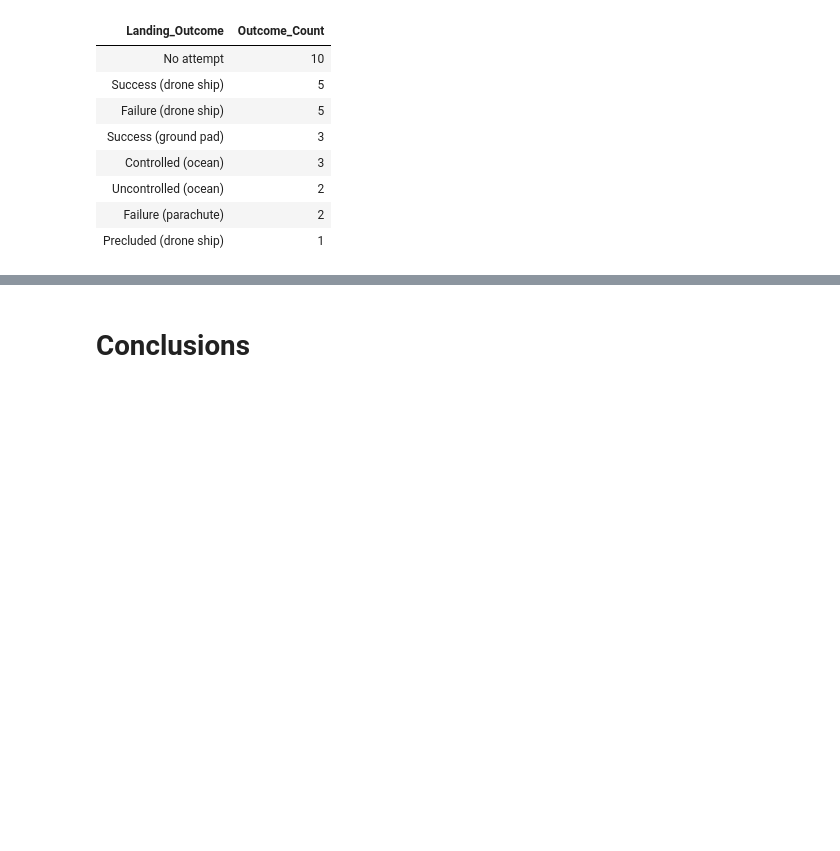
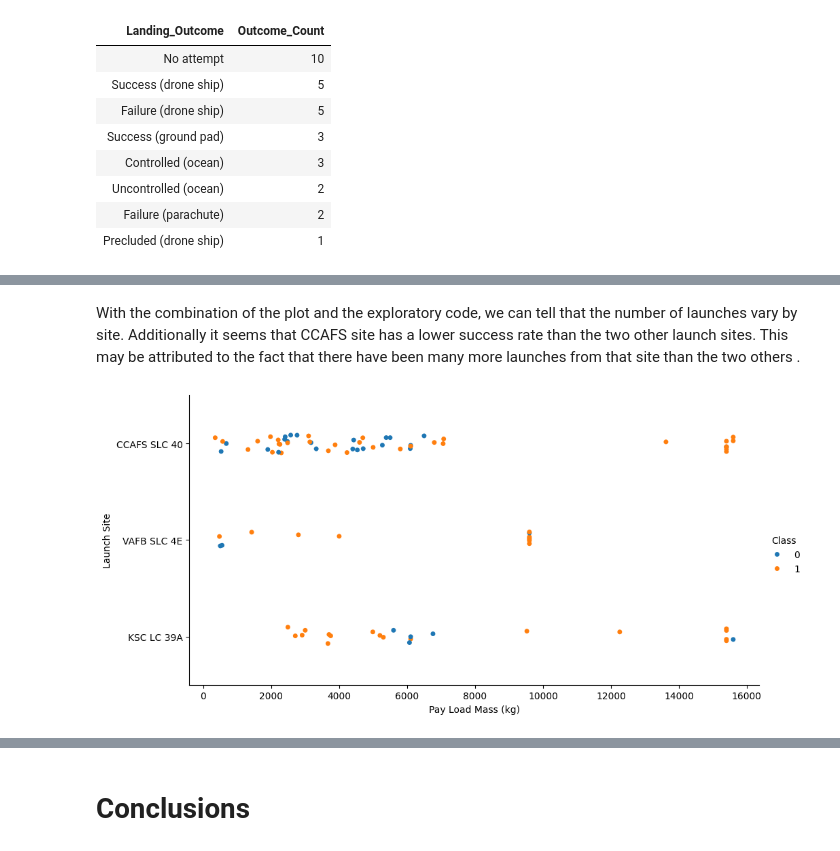
Before and after one commit to MikiasHWT/ibm_cert, a Jupyter notebook: Blank_Template.ipynb, the cells around one changed output, grey strips where cells are left out. Drawn from its saved outputs; the diff is of its cells as text; code cells hidden in the pictures; blank space fills up the shorter version.

```diff
--- a/Blank_Template.ipynb
+++ b/Blank_Template.ipynb
@@ -1229,0 +1294,10 @@ Done.
+# %% [markdown]
+With the combination of the plot and the exploratory code, we can tell that the number of launches vary by site. Additionally it seems that CCAFS site has a lower success rate than the two other launch sites. This may be attributed to the fact that there have been many more launches from that site than the two others .
+# %%
+# Visualize Payload Mass by Launch Site
+sns.catplot(df5, x="PayloadMass", y="LaunchSite", hue="Class", aspect=2)
+plt.xlabel("Pay Load Mass (kg)")
+plt.ylabel("Launch Site")
+plt.show();
+# %% [output]
+[figure, added]
```
Also changed, not shown: parts of 60 cells of this notebook, 14 other files.
